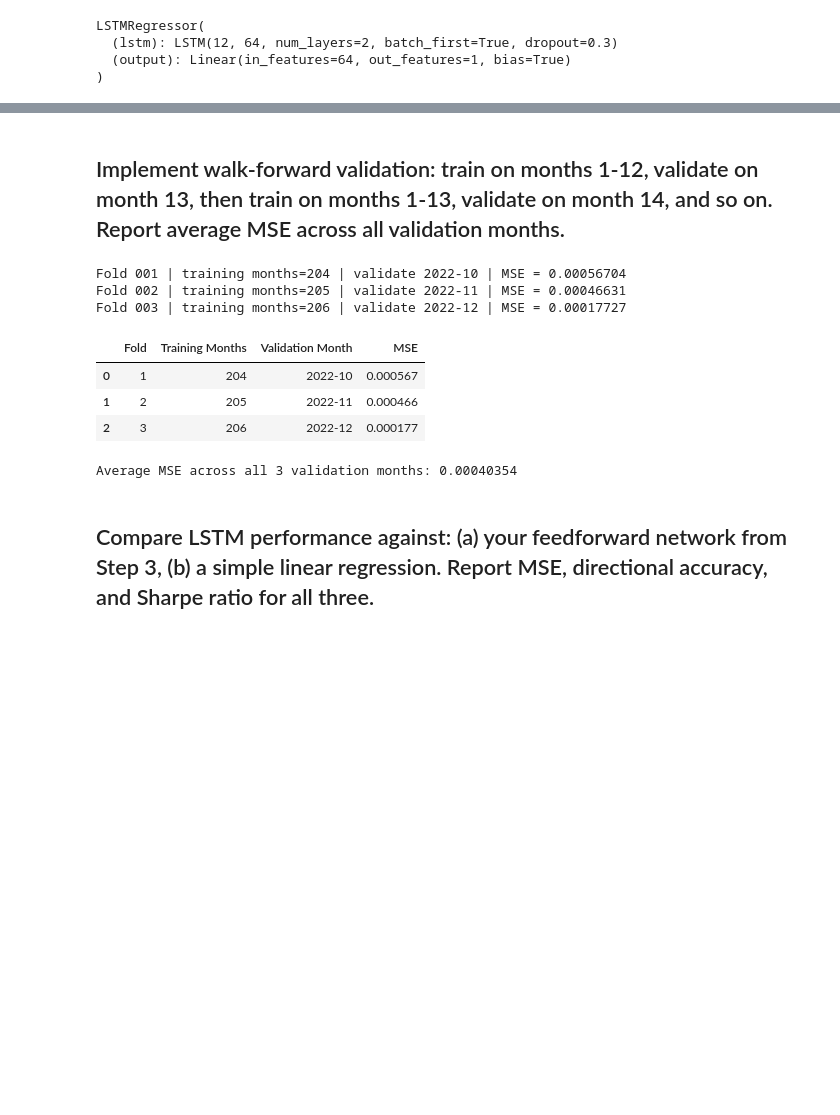
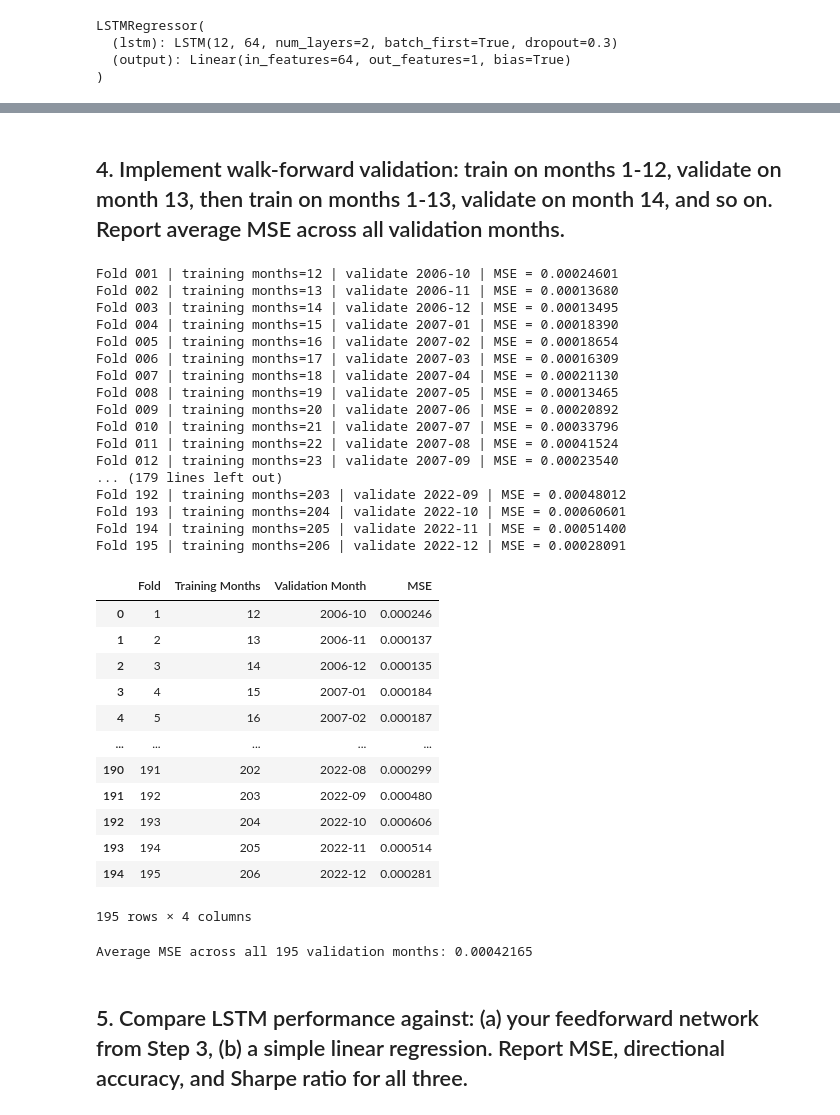
Before and after one commit to jarviscanada/jarvis_data_eng_YashMehrotra, a Jupyter notebook: ml_2/notebooks/04_sequence_models.ipynb, the cells around one changed output, grey strips where cells are left out. Drawn from its saved outputs; the diff is of its cells as text; code cells hidden in the pictures; blank space fills up the shorter version.

```diff
--- a/ml_2/notebooks/04_sequence_models.ipynb
+++ b/ml_2/notebooks/04_sequence_models.ipynb
@@ -46,12 +49,6 @@ Device: cuda
 train_df = pd.read_csv(PROCESSED_DIR / "train.csv", parse_dates=["Date"])
 val_df = pd.read_csv(PROCESSED_DIR / "val.csv", parse_dates=["Date"])
 test_df = pd.read_csv(PROCESSED_DIR / "test.csv", parse_dates=["Date"])
-
-if FAST_MODE:
-    demo_tickers = ["AAPL", "MSFT", "JPM", "XOM", "SPY"]
-    train_df = train_df[train_df["Ticker"].isin(demo_tickers)].copy()
-    val_df = val_df[val_df["Ticker"].isin(demo_tickers)].copy()
-    test_df = test_df[test_df["Ticker"].isin(demo_tickers)].copy()
 
 FEATURE_COLS = joblib.load(MODELS_DIR / "feature_cols.joblib")
 STEP2_SCALER = joblib.load(MODELS_DIR / "feature_scaler.joblib")
@@ -315,8 +312,8 @@ def train_lstm(
     model,
     train_loader,
     val_loader,
-    epochs=15 if FAST_MODE else 50,
-    patience=4 if FAST_MODE else 7,
+    epochs=50,
+    patience=7,
     lr=1e-3,
     max_norm=1.0,
     verbose=True,
@@ -393,6 +390,7 @@ def train_lstm(
     return model, history
 
 
+training_started = time.perf_counter()
 lstm_model, lstm_history = train_lstm(
     model=lstm_model,
     train_loader=train_loader_60,
@@ -402,6 +400,7 @@ lstm_model, lstm_history = train_lstm(
     lr=1e-3,
     max_norm=1.0,
 )
+lstm_training_seconds = time.perf_counter() - training_started
 
 plt.figure(figsize=(9, 5))
 plt.plot(lstm_history["train_loss"], label="Training Loss")
@@ -423,6 +422,7 @@ torch.save(
         "num_layers": 2,
         "dropout": 0.3,
         "sequence_length": 60,
+        "training_seconds": lstm_training_seconds,
     },
     MODELS_DIR / "lstm_step4.pt",
 )
@@ -438,5 +438,5 @@ Saved: C:\Users\ashym\Documents\GitHub\jarvis_data_eng_YashMehrotra\ml_2\models\
 # %% [markdown]
-## Implement walk-forward validation: train on months 1-12, validate on month 13, then train on months 1-13, validate on month 14, and so on. Report average MSE across all validation months.
+## 4. Implement walk-forward validation: train on months 1-12, validate on month 13, then train on months 1-13, validate on month 14, and so on. Report average MSE across all validation months.
 # %%
 # Undo the Step 2 scaling so each fold can fit its own scaler using only
 # information available before that fold's validation month.
@@ -462,8 +462,6 @@ walk_forward_results = []
 # Fold 2: train months 1-13, validate month 14.
 # Continue until every available pre-test month has been used.
 validation_months = available_months[12:]
-if FAST_MODE:
-    validation_months = validation_months[-3:]
 
 for fold_number, validation_month in enumerate(validation_months, start=1):
     validation_start = validation_month.start_time
@@ -533,8 +531,8 @@ for fold_number, validation_month in enumerate(validation_months, start=1):
         model=fold_model,
         train_loader=train_fold_loader,
         val_loader=val_fold_loader,
-        epochs=5 if FAST_MODE else 50,
-        patience=2 if FAST_MODE else 7,
+        epochs=50,
+        patience=7,
         lr=1e-3,
         max_norm=1.0,
         verbose=False,
@@ -562,42 +560,65 @@ for fold_number, validation_month in enumerate(validation_months, start=1):
     walk_forward_results.append({
         "Fold": fold_number,
         "Training Months": sum(month < validation_month for month in available_months),
         "Validation Month": str(validation_month),
         "MSE": fold_mse,
     })
 
     print(
         f"Fold {fold_number:03d} | "
         f"training months={sum(month < validation_month for month in available_months)} | "
         f"validate {validation_month} | "
         f"MSE = {fold_mse:.8f}"
     )
 
 
 walk_forward_df = pd.DataFrame(walk_forward_results)
 display(walk_forward_df)
 
 average_walk_forward_mse = walk_forward_df["MSE"].mean()
 
 print(
     f"Average MSE across all "
     f"{len(walk_forward_df)} validation months: "
     f"{average_walk_forward_mse:.8f}"
 )
 
 
 walk_forward_df.to_csv(MODELS_DIR / "step4_walk_forward_metrics.csv", index=False)
 # %% [output]
-Fold 001 | training months=204 | validate 2022-10 | MSE = 0.00056704
-Fold 002 | training months=205 | validate 2022-11 | MSE = 0.00046631
-Fold 003 | training months=206 | validate 2022-12 | MSE = 0.00017727
+Fold 001 | training months=12 | validate 2006-10 | MSE = 0.00024601
+Fold 002 | training months=13 | validate 2006-11 | MSE = 0.00013680
+Fold 003 | training months=14 | validate 2006-12 | MSE = 0.00013495
+Fold 004 | training months=15 | validate 2007-01 | MSE = 0.00018390
+Fold 005 | training months=16 | validate 2007-02 | MSE = 0.00018654
+Fold 006 | training months=17 | validate 2007-03 | MSE = 0.00016309
+Fold 007 | training months=18 | validate 2007-04 | MSE = 0.00021130
+Fold 008 | training months=19 | validate 2007-05 | MSE = 0.00013465
+Fold 009 | training months=20 | validate 2007-06 | MSE = 0.00020892
+Fold 010 | training months=21 | validate 2007-07 | MSE = 0.00033796
+Fold 011 | training months=22 | validate 2007-08 | MSE = 0.00041524
+Fold 012 | training months=23 | validate 2007-09 | MSE = 0.00023540
+... (179 lines left out)
+Fold 192 | training months=203 | validate 2022-09 | MSE = 0.00048012
+Fold 193 | training months=204 | validate 2022-10 | MSE = 0.00060601
+Fold 194 | training months=205 | validate 2022-11 | MSE = 0.00051400
+Fold 195 | training months=206 | validate 2022-12 | MSE = 0.00028091
 |  | Fold | Training Months | Validation Month | MSE |
-| 0 | 1 | 204 | 2022-10 | 0.000567 |
-| 1 | 2 | 205 | 2022-11 | 0.000466 |
-| 2 | 3 | 206 | 2022-12 | 0.000177 |
+| 0 | 1 | 12 | 2006-10 | 0.000246 |
+| 1 | 2 | 13 | 2006-11 | 0.000137 |
+| 2 | 3 | 14 | 2006-12 | 0.000135 |
+| 3 | 4 | 15 | 2007-01 | 0.000184 |
+| 4 | 5 | 16 | 2007-02 | 0.000187 |
+| ... | ... | ... | ... | ... |
+| 190 | 191 | 202 | 2022-08 | 0.000299 |
+| 191 | 192 | 203 | 2022-09 | 0.000480 |
+| 192 | 193 | 204 | 2022-10 | 0.000606 |
+| 193 | 194 | 205 | 2022-11 | 0.000514 |
+| 194 | 195 | 206 | 2022-12 | 0.000281 |
-Average MSE across all 3 validation months: 0.00040354
+195 rows × 4 columns
+Average MSE across all 195 validation months: 0.00042165
 # %% [markdown]
-## Compare LSTM performance against: (a) your feedforward network from Step 3, (b) a simple linear regression. Report MSE, directional accuracy, and Sharpe ratio for all three.
+## 5. Compare LSTM performance against: (a) your feedforward network from Step 3, (b) a simple linear regression. Report MSE, directional accuracy, and Sharpe ratio for all three.
 # %%
 def predict_lstm(model, loader):
     model.eval()
```
Also changed, not shown: parts of 12 cells of this notebook, 37 other files.
